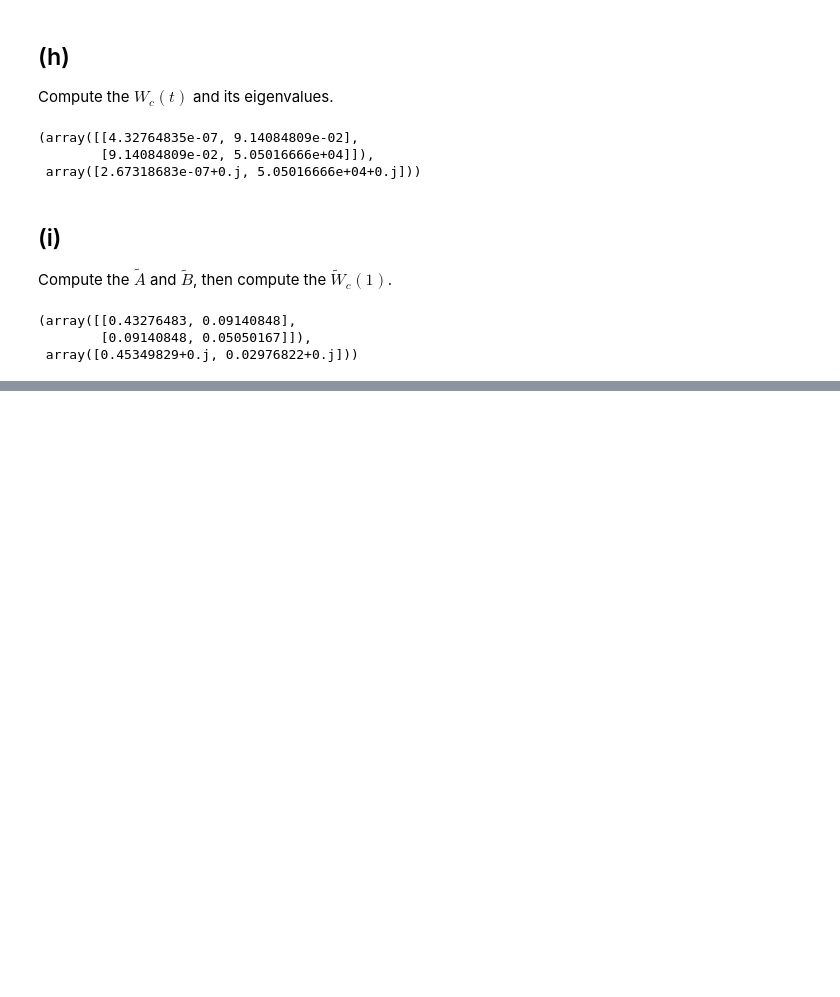
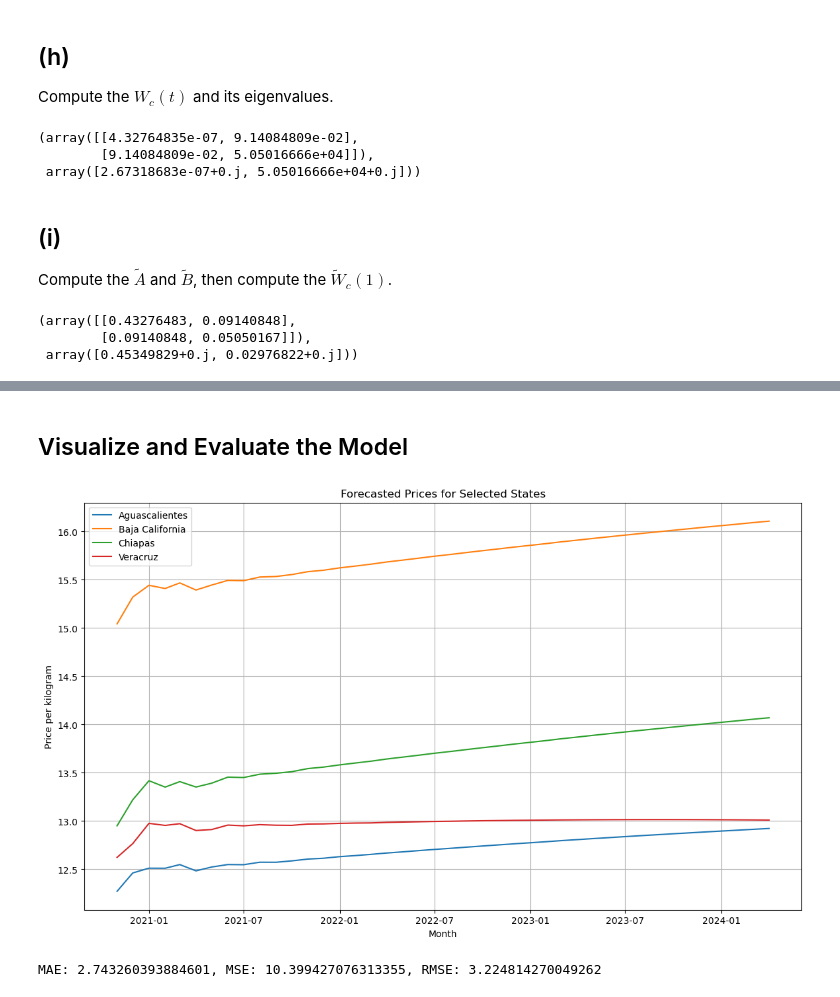
Before and after one commit to Ricardo121380/DSA5206-Project, a Jupyter notebook: The Code for the Final Project.ipynb, the cells around one changed output, grey strips where cells are left out. Drawn from its saved outputs; the diff is of its cells as text; code cells hidden in the pictures; blank space fills up the shorter version.

```diff
--- a/The Code for the Final Project.ipynb
+++ b/The Code for the Final Project.ipynb
@@ -128,0 +201,10 @@ Wc_tilde, eigenvalues_tilde
+# %%
+# Split the dimension-reduced dataset into training and testing sets (80% train, 20% test)
+train_pca_df, test_pca_df = train_test_split(pca_df, test_size=0.2, random_state=42, shuffle=False)
+
+# Fit the VAR model on the training data
+model = VAR(train_pca_df)
+results = model.fit(maxlags=5, ic='aic')
+
+# Summary of the VAR model
+print(results.summary())
@@ -128,0 +231,13 @@ Wc_tilde, eigenvalues_tilde
+# %%
+# Forecasting the next steps based on the size of the test set
+forecast_steps = len(test_pca_df)
+forecasted_values = results.forecast(y=train_pca_df.values[-results.k_ar:], steps=forecast_steps)
+
+# Inverse transform the forecasted principal components back to the original feature space
+forecasted_data_scaled = pca.inverse_transform(forecasted_values)
+forecasted_data = scaler.inverse_transform(forecasted_data_scaled)
+
+# Create a DataFrame for the forecasted data
+forecasted_df = pd.DataFrame(data=forecasted_data, index=test_pca_df.index, columns=pivot_table.columns)
+
+print(forecasted_df.head())
@@ -128,0 +262,27 @@ Wc_tilde, eigenvalues_tilde
+# %% [markdown]
+## Visualize and Evaluate the Model
+# %%
+# Select a few states to visualize
+states_to_visualize = ['Aguascalientes', 'Baja\xa0California', 'Chiapas', 'Veracruz']
+
+# Plotting the forecasts for the selected states
+plt.figure(figsize=(14, 8))
+for state in states_to_visualize:
+    plt.plot(forecasted_df.index, forecasted_df[state], label=state)
+
+plt.title('Forecasted Prices for Selected States')
+plt.xlabel('Month')
+plt.ylabel('Price per kilogram')
+plt.legend()
+plt.grid(True)
+plt.show()
+
+# Evaluate the forecasts
+true_values = pivot_table.loc[test_pca_df.index]
+mae = mean_absolute_error(true_values, forecasted_df)
+mse = mean_squared_error(true_values, forecasted_df)
+rmse = np.sqrt(mse)
+print(f"MAE: {mae}, MSE: {mse}, RMSE: {rmse}")
+# %% [output]
+[figure, added]
+MAE: 2.743260393884601, MSE: 10.399427076313355, RMSE: 3.224814270049262
```
Also changed, not shown: parts of 10 cells of this notebook, 6 other files.
